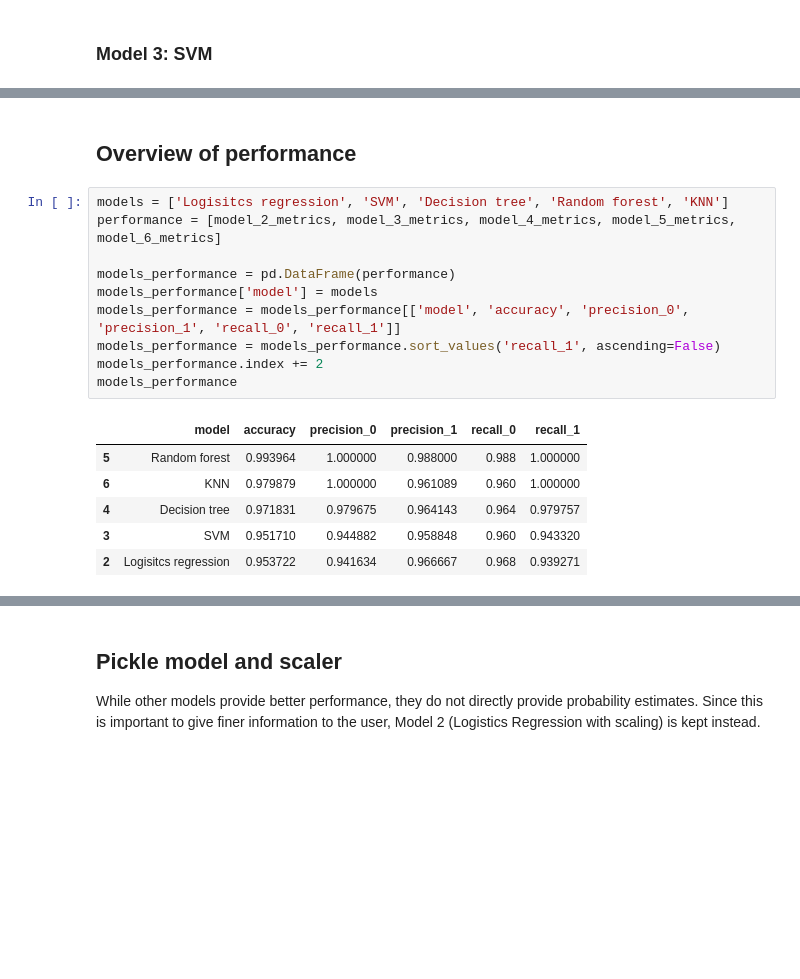
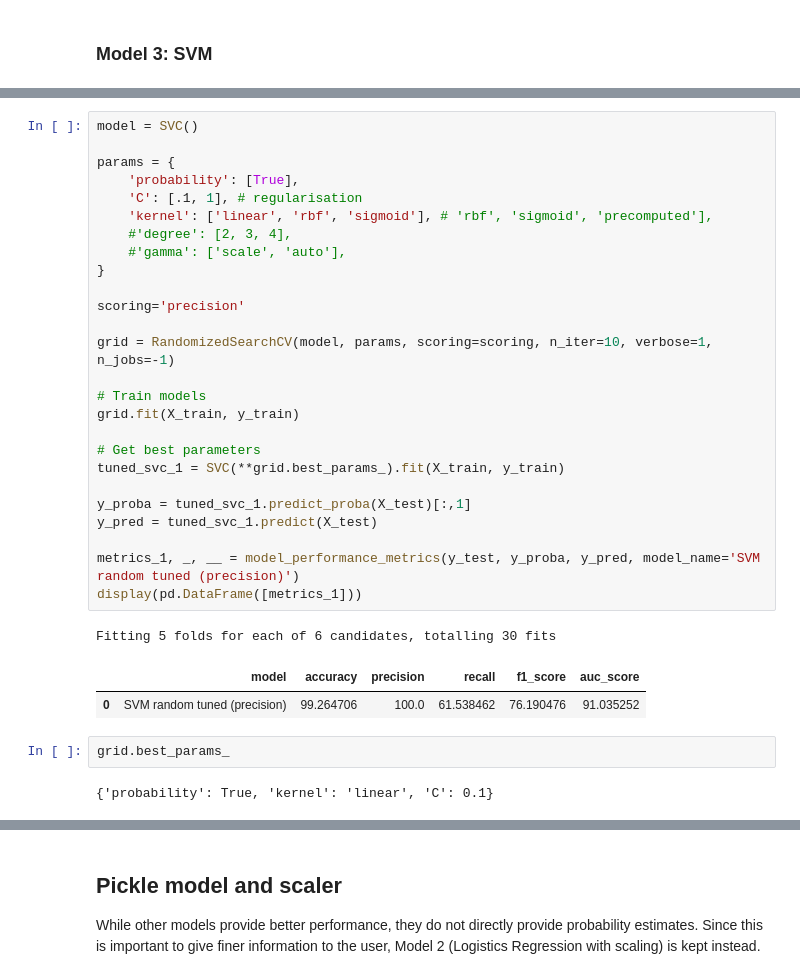
Before and after one commit to benoitchamot/Shootings, a Jupyter notebook: Model/Model_training.ipynb, the cells around one changed output, grey strips where cells are left out. Cells and saved outputs as stored; diff of their text form; blank space fills up the shorter version.

```diff
--- a/Model/Model_training.ipynb
+++ b/Model/Model_training.ipynb
@@ -335,19 +145,34 @@ weighted avg       0.98      0.98      0.98       497
-# %% [markdown]
-## Overview of performance
-# %%
-models = ['Logisitcs regression', 'SVM', 'Decision tree', 'Random forest', 'KNN']
-performance = [model_2_metrics, model_3_metrics, model_4_metrics, model_5_metrics, model_6_metrics]
-
-models_performance = pd.DataFrame(performance)
-models_performance['model'] = models
-models_performance = models_performance[['model', 'accuracy', 'precision_0', 'precision_1', 'recall_0', 'recall_1']]
-models_performance = models_performance.sort_values('recall_1', ascending=False)
-models_performance.index += 2
-models_performance
-# %% [output]
-|  | model | accuracy | precision_0 | precision_1 | recall_0 | recall_1 |
-| 5 | Random forest | 0.993964 | 1.000000 | 0.988000 | 0.988 | 1.000000 |
-| 6 | KNN | 0.979879 | 1.000000 | 0.961089 | 0.960 | 1.000000 |
-| 4 | Decision tree | 0.971831 | 0.979675 | 0.964143 | 0.964 | 0.979757 |
-| 3 | SVM | 0.951710 | 0.944882 | 0.958848 | 0.960 | 0.943320 |
-| 2 | Logisitcs regression | 0.953722 | 0.941634 | 0.966667 | 0.968 | 0.939271 |
+# %%
+model = SVC()
+
+params = {
+    'probability': [True],
+    'C': [.1, 1], # regularisation
+    'kernel': ['linear', 'rbf', 'sigmoid'], # 'rbf', 'sigmoid', 'precomputed'],
+    #'degree': [2, 3, 4],
+    #'gamma': ['scale', 'auto'],
+}
+
+scoring='precision'
+
+grid = RandomizedSearchCV(model, params, scoring=scoring, n_iter=10, verbose=1, n_jobs=-1)
+
+# Train models
+grid.fit(X_train, y_train)
+
+# Get best parameters
+tuned_svc_1 = SVC(**grid.best_params_).fit(X_train, y_train)
+
+y_proba = tuned_svc_1.predict_proba(X_test)[:,1]
+y_pred = tuned_svc_1.predict(X_test)
+
+metrics_1, _, __ = model_performance_metrics(y_test, y_proba, y_pred, model_name='SVM random tuned (precision)')
+display(pd.DataFrame([metrics_1]))
+# %% [output]
+Fitting 5 folds for each of 6 candidates, totalling 30 fits
+|  | model | accuracy | precision | recall | f1_score | auc_score |
+| 0 | SVM random tuned (precision) | 99.264706 | 100.0 | 61.538462 | 76.190476 | 91.035252 |
+# %%
+grid.best_params_
+# %% [output]
+{'probability': True, 'kernel': 'linear', 'C': 0.1}
```
Also changed, not shown: parts of 42 cells of this notebook.
